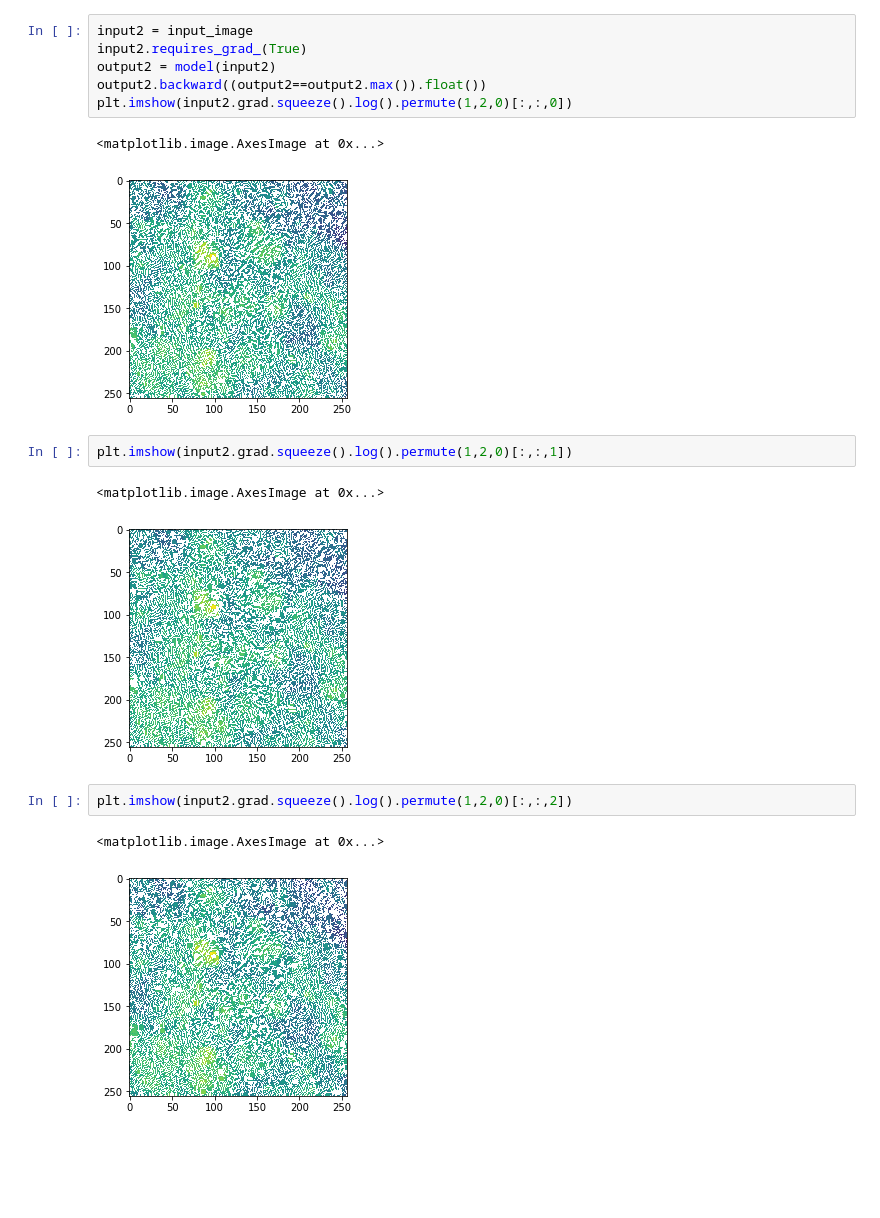
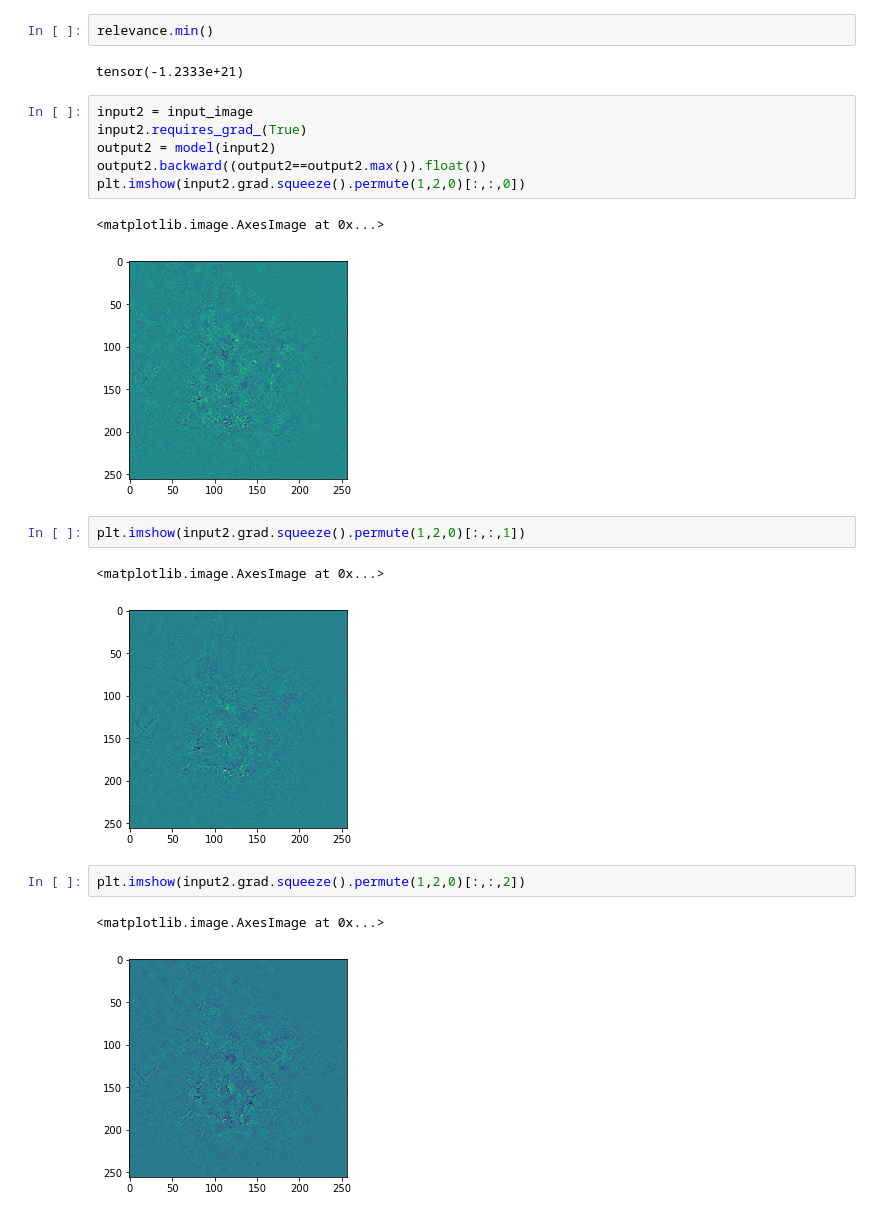
Before and after one commit to dmitrysarov/LRP_decomposition, a Jupyter notebook: LRP/temp/resnet_test.ipynb, the cells around one changed output. Drawn from its saved outputs; the diff is of its cells as text; blank space fills up the shorter version.

```diff
--- a/LRP/temp/resnet_test.ipynb
+++ b/LRP/temp/resnet_test.ipynb
@@ -62,19 +61,23 @@ Clipping input data to the valid range for imshow with RGB data ([0..1] for floa
+# %%
+relevance.min()
+# %% [output]
+tensor(-1.2333e+21)
 # %%
 input2 = input_image
 input2.requires_grad_(True)
 output2 = model(input2)
 output2.backward((output2==output2.max()).float())
-plt.imshow(input2.grad.squeeze().log().permute(1,2,0)[:,:,0])
+plt.imshow(input2.grad.squeeze().permute(1,2,0)[:,:,0])
 # %% [output]
 <matplotlib.image.AxesImage at 0x...>
-[figure, old version]
+[figure, new version]
 # %%
-plt.imshow(input2.grad.squeeze().log().permute(1,2,0)[:,:,1])
+plt.imshow(input2.grad.squeeze().permute(1,2,0)[:,:,1])
 # %% [output]
 <matplotlib.image.AxesImage at 0x...>
-[figure, old version]
+[figure, new version]
 # %%
-plt.imshow(input2.grad.squeeze().log().permute(1,2,0)[:,:,2])
+plt.imshow(input2.grad.squeeze().permute(1,2,0)[:,:,2])
 # %% [output]
 <matplotlib.image.AxesImage at 0x...>
-[figure, old version]
+[figure, new version]
```
Also changed, not shown: parts of 4 cells of this notebook, 2 other files.
